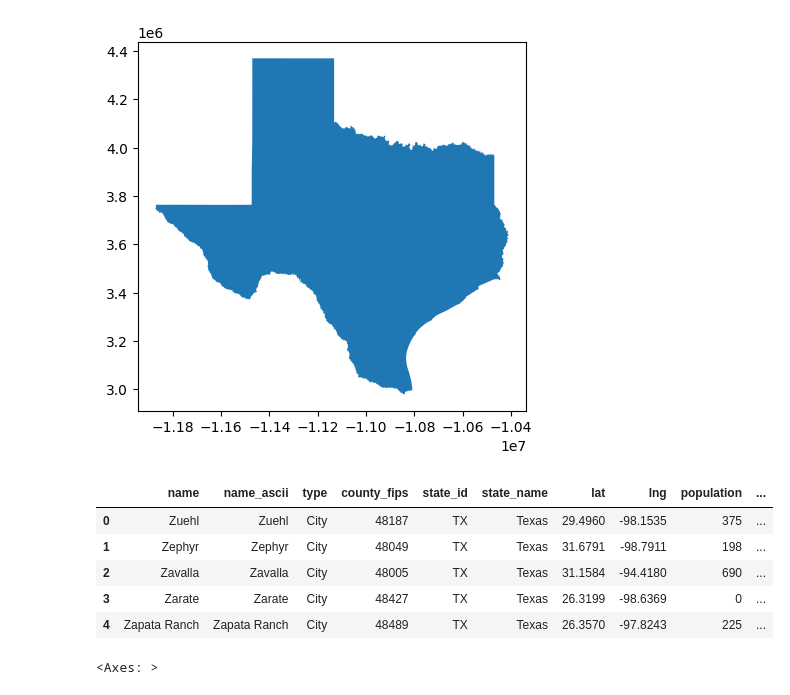
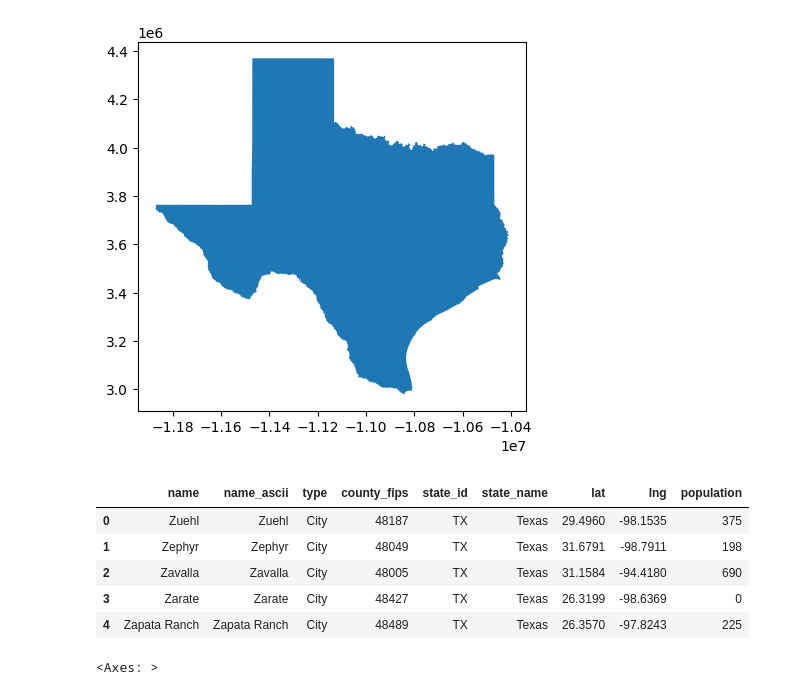
Before and after one commit to matthewcluck/geo_map, a Jupyter notebook: Processing Notebook.ipynb, the cells around one changed output. Drawn from its saved outputs; the diff is of its cells as text; code cells hidden in the pictures.

```diff
--- a/Processing Notebook.ipynb
+++ b/Processing Notebook.ipynb
@@ -33,14 +33,14 @@ tx_gdf.plot()
 # %%
 # Read in Texas cities csv and explore
 tx_cities_df = pd.read_csv("C:/Users/mcluck/Desktop/geo_map/gis_data/tx_cities.csv")
-tx_cities_gdf.head()
+tx_cities_df.head()
 # %% [output]
-|  | name | name_ascii | type | county_fips | state_id | state_name | lat | lng | population | ... |
-| 0 | Zuehl | Zuehl | City | 48187 | TX | Texas | 29.4960 | -98.1535 | 375 | ... |
-| 1 | Zephyr | Zephyr | City | 48049 | TX | Texas | 31.6791 | -98.7911 | 198 | ... |
-| 2 | Zavalla | Zavalla | City | 48005 | TX | Texas | 31.1584 | -94.4180 | 690 | ... |
-| 3 | Zarate | Zarate | City | 48427 | TX | Texas | 26.3199 | -98.6369 | 0 | ... |
-| 4 | Zapata Ranch | Zapata Ranch | City | 48489 | TX | Texas | 26.3570 | -97.8243 | 225 | ... |
+|  | name | name_ascii | type | county_fips | state_id | state_name | lat | lng | population |
+| 0 | Zuehl | Zuehl | City | 48187 | TX | Texas | 29.4960 | -98.1535 | 375 |
+| 1 | Zephyr | Zephyr | City | 48049 | TX | Texas | 31.6791 | -98.7911 | 198 |
+| 2 | Zavalla | Zavalla | City | 48005 | TX | Texas | 31.1584 | -94.4180 | 690 |
+| 3 | Zarate | Zarate | City | 48427 | TX | Texas | 26.3199 | -98.6369 | 0 |
+| 4 | Zapata Ranch | Zapata Ranch | City | 48489 | TX | Texas | 26.3570 | -97.8243 | 225 |
 # %%
 # Convert Texas cities to gdf
 city_geometry = [Point(xy) for xy in zip(tx_cities_df['lng'], tx_cities_df['lat'])]
```
Also changed, not shown: parts of 2 cells of this notebook, 2 other files.
